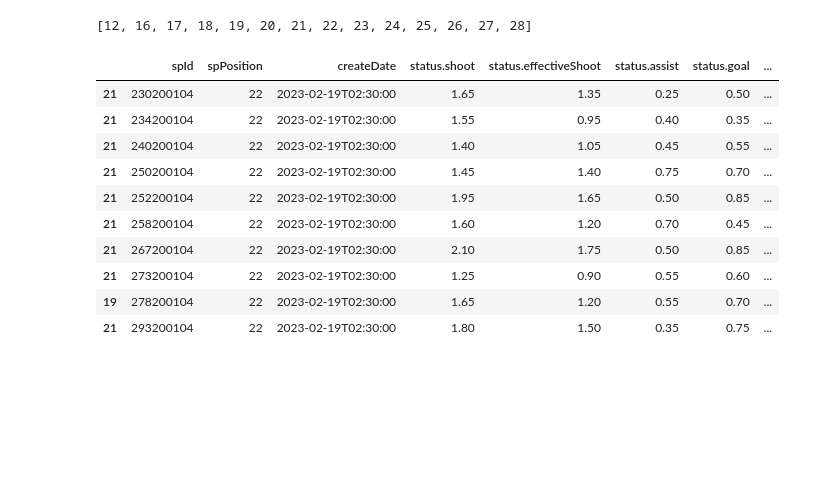
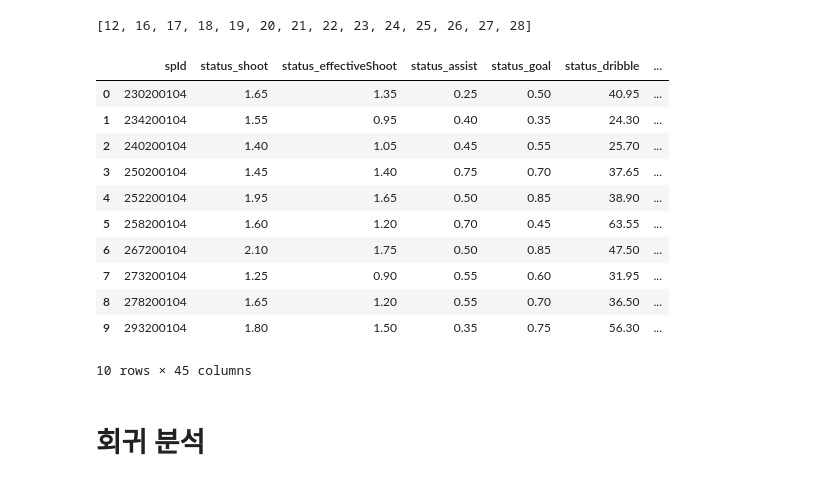
Before and after one commit to jikukjs/FiFa4_API_project, a Jupyter notebook: main.ipynb, the cells around one changed output. Cells and saved outputs as stored; diff of their text form; code cells hidden in the pictures; blank space fills up the shorter version.

```diff
--- a/main.ipynb
+++ b/main.ipynb
@@ -357,17 +381,25 @@ heungmin_rank_position_data.sort()
 heungmin_rank_position_data
 # %% [output]
 [12, 16, 17, 18, 19, 20, 21, 22, 23, 24, 25, 26, 27, 28]
-# %%
-recent_heungmin_data.query('spPosition==22')
-# %% [output]
-|  | spId | spPosition | createDate | status.shoot | status.effectiveShoot | status.assist | status.goal | ... |
-| 21 | 230200104 | 22 | 2023-02-19T02:30:00 | 1.65 | 1.35 | 0.25 | 0.50 | ... |
-| 21 | 234200104 | 22 | 2023-02-19T02:30:00 | 1.55 | 0.95 | 0.40 | 0.35 | ... |
-| 21 | 240200104 | 22 | 2023-02-19T02:30:00 | 1.40 | 1.05 | 0.45 | 0.55 | ... |
-| 21 | 250200104 | 22 | 2023-02-19T02:30:00 | 1.45 | 1.40 | 0.75 | 0.70 | ... |
-| 21 | 252200104 | 22 | 2023-02-19T02:30:00 | 1.95 | 1.65 | 0.50 | 0.85 | ... |
-| 21 | 258200104 | 22 | 2023-02-19T02:30:00 | 1.60 | 1.20 | 0.70 | 0.45 | ... |
-| 21 | 267200104 | 22 | 2023-02-19T02:30:00 | 2.10 | 1.75 | 0.50 | 0.85 | ... |
-| 21 | 273200104 | 22 | 2023-02-19T02:30:00 | 1.25 | 0.90 | 0.55 | 0.60 | ... |
-| 19 | 278200104 | 22 | 2023-02-19T02:30:00 | 1.65 | 1.20 | 0.55 | 0.70 | ... |
-| 21 | 293200104 | 22 | 2023-02-19T02:30:00 | 1.80 | 1.50 | 0.35 | 0.75 | ... |
+# %%
+recent_heungmin_data_about_po = recent_heungmin_data.query('spPosition==22')
+recent_heungmin_data_about_po_22 =pd.concat([recent_heungmin_data_about_po.iloc[:,0], recent_heungmin_data_about_po.iloc[:,3:13]], axis=1)
+#recent_heungmin_data_about_po_22
+heungmin_po_data_from_ability_and_ranker = recent_heungmin_data_about_po_22.merge(heungmin_ability, how= 'inner')
+heungmin_po_data_from_ability_and_ranker.columns = heungmin_po_data_from_ability_and_ranker.columns.str.replace(".","_")
+heungmin_po_data_from_ability_and_ranker
+# %% [output]
+|  | spId | status_shoot | status_effectiveShoot | status_assist | status_goal | status_dribble | ... |
+| 0 | 230200104 | 1.65 | 1.35 | 0.25 | 0.50 | 40.95 | ... |
+| 1 | 234200104 | 1.55 | 0.95 | 0.40 | 0.35 | 24.30 | ... |
+| 2 | 240200104 | 1.40 | 1.05 | 0.45 | 0.55 | 25.70 | ... |
+| 3 | 250200104 | 1.45 | 1.40 | 0.75 | 0.70 | 37.65 | ... |
+| 4 | 252200104 | 1.95 | 1.65 | 0.50 | 0.85 | 38.90 | ... |
+| 5 | 258200104 | 1.60 | 1.20 | 0.70 | 0.45 | 63.55 | ... |
+| 6 | 267200104 | 2.10 | 1.75 | 0.50 | 0.85 | 47.50 | ... |
+| 7 | 273200104 | 1.25 | 0.90 | 0.55 | 0.60 | 31.95 | ... |
+| 8 | 278200104 | 1.65 | 1.20 | 0.55 | 0.70 | 36.50 | ... |
+| 9 | 293200104 | 1.80 | 1.50 | 0.35 | 0.75 | 56.30 | ... |
+10 rows × 45 columns
+# %% [markdown]
+# 회귀 분석
```
Also changed, not shown: parts of 10 cells of this notebook, 1 other file.
